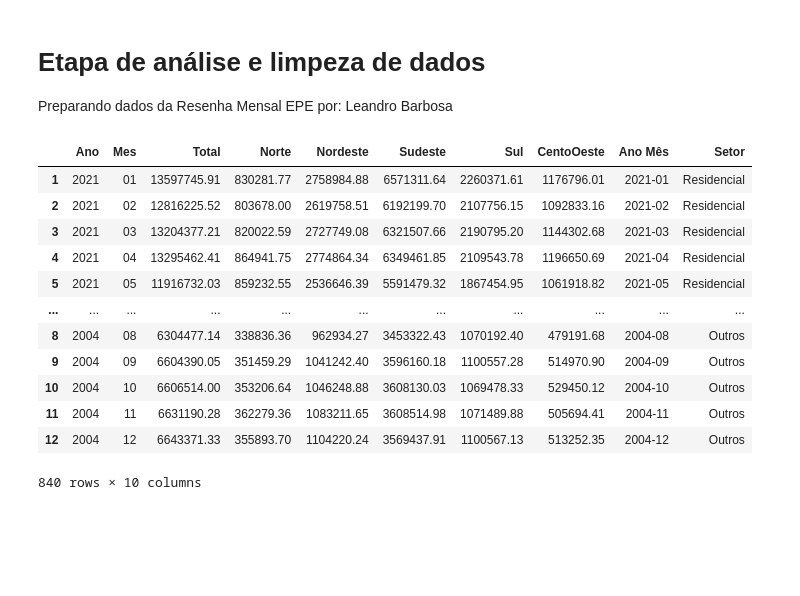
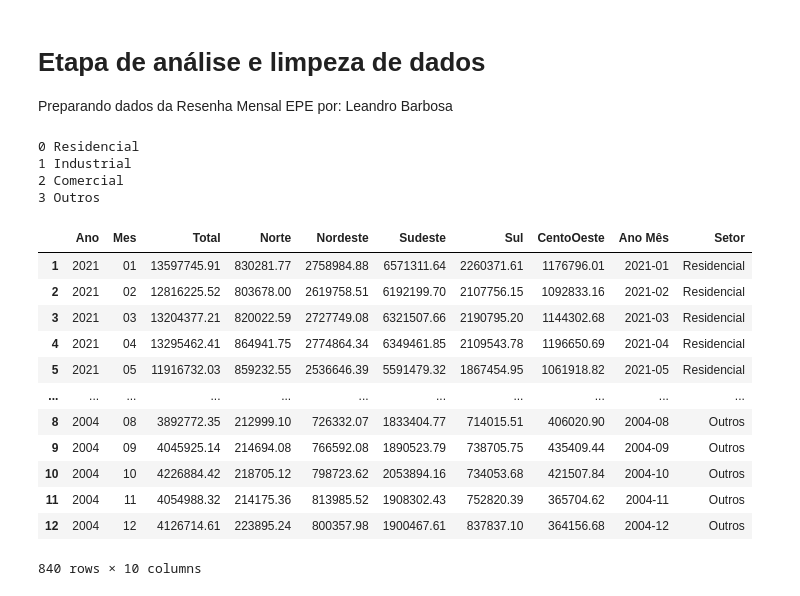
Before and after one commit to lvb86/PD_LSTM_GA, a Jupyter notebook: code/2004_2021_resenha_EPE.ipynb, the cells around one changed output. Cells and saved outputs as stored; diff of their text form; code cells hidden in the pictures; blank space fills up the shorter version.

```diff
--- a/code/2004_2021_resenha_EPE.ipynb
+++ b/code/2004_2021_resenha_EPE.ipynb
@@ -20,9 +20,8 @@ mapmes = {'JAN':'01', 'FEV':'02', 'MAR':'03', 'ABR':'04', 'MAI':'05', 'JUN':'06'
 
 lista_setor = ['Residencial', 'Industrial', 'Comercial', 'Outros']
 # %%
-df0 = pd.read_excel(urlEPE, sheet_name=1,skiprows=4,usecols=None)
-
-def df_ano_epe(df, sheet_name, Setor, s):
+def df_ano_epe( sheet_name, Setor, s):
+    df = pd.read_excel(urlEPE, sheet_name=sheet_name,skiprows=4,usecols=None)
     try:
         df.iloc[0+16*s:1+16*s,:]= int(df.iloc[0+16*s:1+16*s,1].str[0:4])
     except:
@@ -44,27 +43,35 @@ def df_ano_epe(df, sheet_name, Setor, s):
         df.CentoOeste = df.CentoOeste.astype(float)
 
         return df[df.Total > 0]
+# %%
+for sheet, setor in enumerate(lista_setor):
+    print(sheet, setor)
+# %% [output]
+0 Residencial
+1 Industrial
+2 Comercial
+3 Outros
 # %%
 for sheet, setor in enumerate(lista_setor):
     for s in range(18):
         if sheet == 0 and s ==0:
-            dfEPE = df_ano_epe(df0, sheet+1,setor,s)
+            dfEPE = df_ano_epe( sheet+1,setor,s)
         else:
-            dfEPE = dfEPE.append(df_ano_epe(df0, sheet+1,setor,s))
+            dfEPE = dfEPE.append(df_ano_epe( sheet+1,setor,s))
 dfEPE
 # %% [output]
 |  | Ano | Mes | Total | Norte | Nordeste | Sudeste | Sul | CentoOeste | Ano Mês | Setor |
 | 1 | 2021 | 01 | 13597745.91 | 830281.77 | 2758984.88 | 6571311.64 | 2260371.61 | 1176796.01 | 2021-01 | Residencial |
 | 2 | 2021 | 02 | 12816225.52 | 803678.00 | 2619758.51 | 6192199.70 | 2107756.15 | 1092833.16 | 2021-02 | Residencial |
 | 3 | 2021 | 03 | 13204377.21 | 820022.59 | 2727749.08 | 6321507.66 | 2190795.20 | 1144302.68 | 2021-03 | Residencial |
 | 4 | 2021 | 04 | 13295462.41 | 864941.75 | 2774864.34 | 6349461.85 | 2109543.78 | 1196650.69 | 2021-04 | Residencial |
 | 5 | 2021 | 05 | 11916732.03 | 859232.55 | 2536646.39 | 5591479.32 | 1867454.95 | 1061918.82 | 2021-05 | Residencial |
 | ... | ... | ... | ... | ... | ... | ... | ... | ... | ... | ... |
-| 8 | 2004 | 08 | 6304477.14 | 338836.36 | 962934.27 | 3453322.43 | 1070192.40 | 479191.68 | 2004-08 | Outros |
-| 9 | 2004 | 09 | 6604390.05 | 351459.29 | 1041242.40 | 3596160.18 | 1100557.28 | 514970.90 | 2004-09 | Outros |
-| 10 | 2004 | 10 | 6606514.00 | 353206.64 | 1046248.88 | 3608130.03 | 1069478.33 | 529450.12 | 2004-10 | Outros |
-| 11 | 2004 | 11 | 6631190.28 | 362279.36 | 1083211.65 | 3608514.98 | 1071489.88 | 505694.41 | 2004-11 | Outros |
-| 12 | 2004 | 12 | 6643371.33 | 355893.70 | 1104220.24 | 3569437.91 | 1100567.13 | 513252.35 | 2004-12 | Outros |
+| 8 | 2004 | 08 | 3892772.35 | 212999.10 | 726332.07 | 1833404.77 | 714015.51 | 406020.90 | 2004-08 | Outros |
+| 9 | 2004 | 09 | 4045925.14 | 214694.08 | 766592.08 | 1890523.79 | 738705.75 | 435409.44 | 2004-09 | Outros |
+| 10 | 2004 | 10 | 4226884.42 | 218705.12 | 798723.62 | 2053894.16 | 734053.68 | 421507.84 | 2004-10 | Outros |
+| 11 | 2004 | 11 | 4054988.32 | 214175.36 | 813985.52 | 1908302.43 | 752820.39 | 365704.62 | 2004-11 | Outros |
+| 12 | 2004 | 12 | 4126714.61 | 223895.24 | 800357.98 | 1900467.61 | 837837.10 | 364156.68 | 2004-12 | Outros |
 840 rows × 10 columns
 # %%
 import seaborn as sns
```
Also changed, not shown: parts of 2 cells of this notebook.
